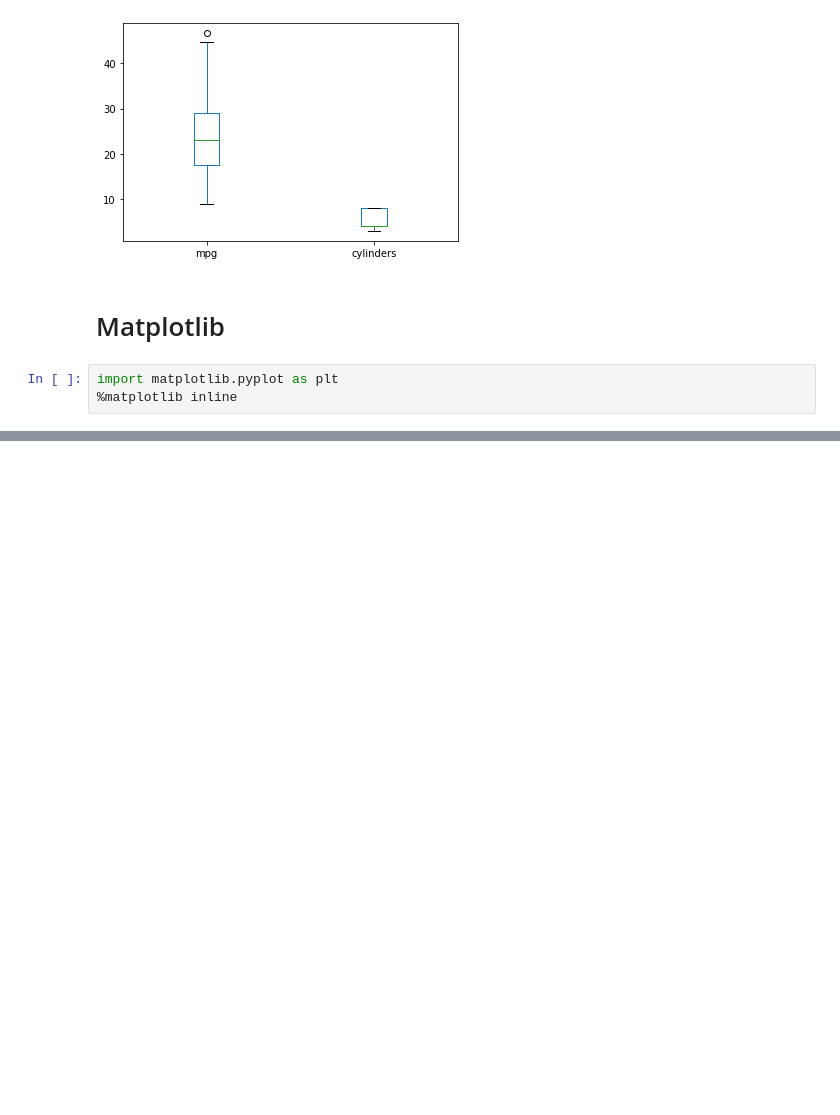
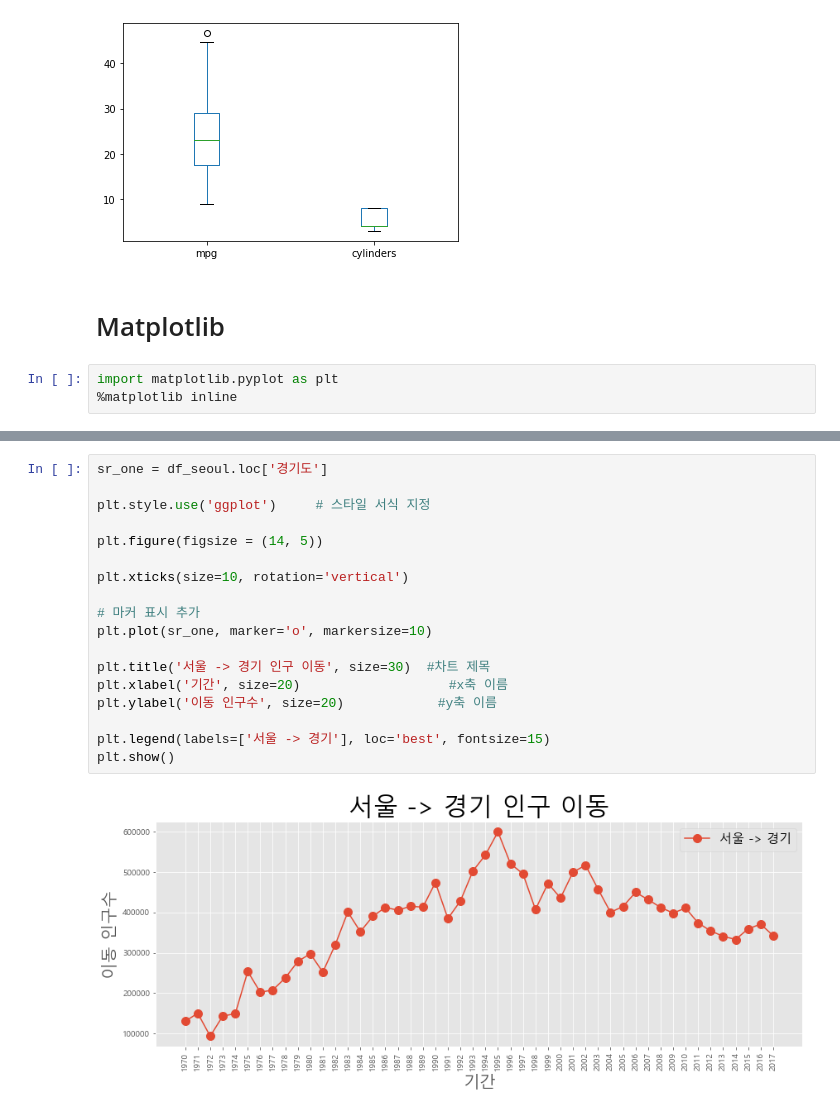
Before and after one commit to one-gidung/BigLeader_AI_Academy, a Jupyter notebook: 2021-06-30.ipynb, the cells around one changed output, grey strips where cells are left out. Drawn from its saved outputs; the diff is of its cells as text; blank space fills up the shorter version.

```diff
--- a/2021-06-30.ipynb
+++ b/2021-06-30.ipynb
@@ -996,0 +1076,20 @@ df.head()
+# %%
+sr_one = df_seoul.loc['경기도']
+
+plt.style.use('ggplot')     # 스타일 서식 지정
+
+plt.figure(figsize = (14, 5))
+
+plt.xticks(size=10, rotation='vertical')
+
+# 마커 표시 추가
+plt.plot(sr_one, marker='o', markersize=10)
+
+plt.title('서울 -> 경기 인구 이동', size=30)  #차트 제목
+plt.xlabel('기간', size=20)                   #x축 이름
+plt.ylabel('이동 인구수', size=20)            #y축 이름
+
+plt.legend(labels=['서울 -> 경기'], loc='best', fontsize=15)
+plt.show()
+# %% [output]
+[figure, added]
```
Also changed, not shown: parts of 5 cells of this notebook.
